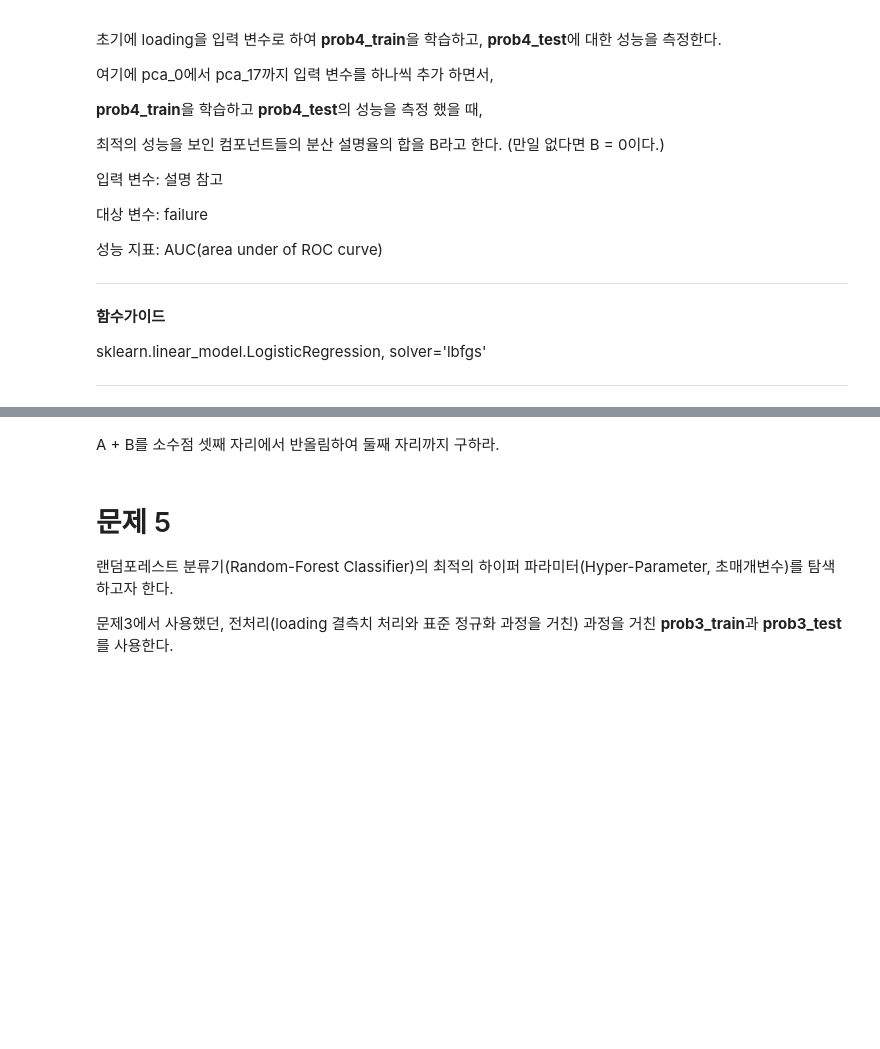
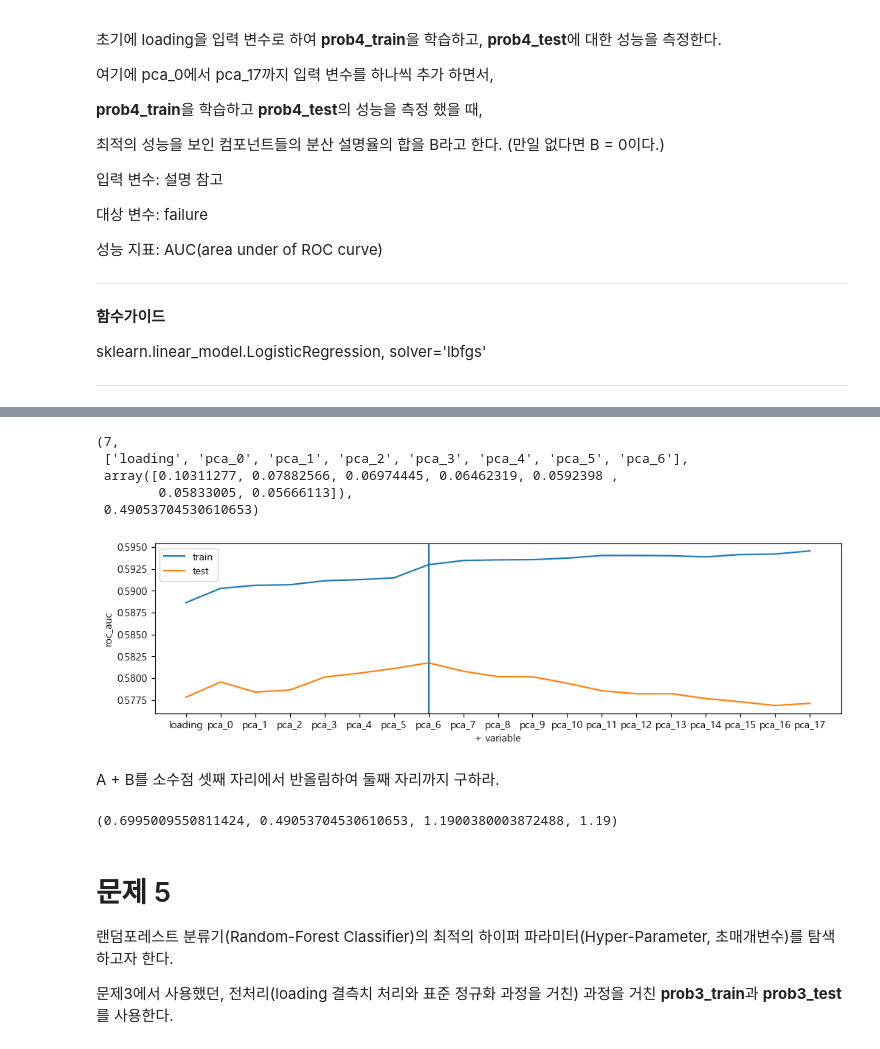
Before and after one commit to sunkusun9/DS_lv3_2611, a Jupyter notebook: sec_ds_lv3_prob1_prob.ipynb, the cells around one changed output, grey strips where cells are left out. Drawn from its saved outputs; the diff is of its cells as text; code cells hidden in the pictures; blank space fills up the shorter version.

```diff
--- a/sec_ds_lv3_prob1_prob.ipynb
+++ b/sec_ds_lv3_prob1_prob.ipynb
@@ -1601,3 +1645,16 @@ df_prob4_test.iloc[:5, -15:]
+# %%
+# 참고 pca.inverse_transform를 통해 PCA의 역변환을 할 수 있습니다. 이를 통해 원래 변수로 변환할 수 있습니다.
+# 복원하면 차원축소 과정에서 제외된 성분이지닌 변동성을 잃어버리게 됩니다.
+total_var = df_prob4_train[X_4].var().sum()
+print("Var: {}".format(total_var))
+for i in range(18, 0, -1):
+    pca_exp = PCA(n_components=i, random_state=123)
+    pca_exp.fit(df_prob3_train[X_4])
+    X_tr = pca_exp.transform(df_prob4_train[X_4])
+    print(
+        i, total_var - pca_exp.explained_variance_.sum(),
+        (pca_exp.inverse_transform(X_tr) - df_prob4_train[X_4]).var().sum()
+    )
 # %% [markdown]
 ## 단계 4-3
 
@@ -1621,3 +1678,21 @@ df_prob4_test.iloc[:5, -15:]
 sklearn.linear_model.LogisticRegression, solver='lbfgs'
 
 ---
+# %%
+from sklearn.linear_model import LogisticRegression
+
+X_lr = list()
+X_lr_hist = list()
+clf_lr = LogisticRegression(solver='lbfgs')
+auc_test, auc_train = list(), list()
+for i in ['loading'] + X_comp:
+    X_lr.append(i)
+    X_lr_hist.append(X_lr.copy())
+    clf_lr.fit(df_prob4_train[X_lr], df_prob4_train['failure'])
+    auc_test.append(
+        roc_auc_score(df_prob4_test['failure'], clf_lr.predict_proba(df_prob4_test[X_lr])[:, 1])
+    )
+    auc_train.append(
+        roc_auc_score(df_prob4_train['failure'], clf_lr.predict_proba(df_prob4_train[X_lr])[:, 1])
+    )
+    print(i, auc_test[-1], auc_train[-1])
@@ -1624,5 +1719,31 @@ sklearn.linear_model.LogisticRegression, solver='lbfgs'
+# %%
+# 최적의 성능을 보인 컴포넌트들의 분산 설명율의 합을 B라고 한다.
+n_comp = np.argmax(auc_test)
+B = pca.explained_variance_ratio_[:n_comp].sum()
+n_comp, X_lr_hist[n_comp], pca.explained_variance_ratio_[:n_comp], B
+# %% [output]
+(7,
+ ['loading', 'pca_0', 'pca_1', 'pca_2', 'pca_3', 'pca_4', 'pca_5', 'pca_6'],
+ array([0.10311277, 0.07882566, 0.06974445, 0.06462319, 0.0592398 ,
+        0.05833005, 0.05666113]),
+ 0.49053704530610653)
+# %%
+# 전진 선택 단계에 따른 train / test의 성능 변화를 보입니다.
+plt.figure(figsize=(12, 3))
+sns.lineplot(x = ['loading'] + ['pca_{}'.format(i) for i in range(18)], y = auc_train, label='train')
+sns.lineplot(x = ['loading'] + ['pca_{}'.format(i) for i in range(18)], y = auc_test, label='test')
+plt.axvline(np.argmax(auc_test))
+plt.gca().set_xlabel('+ variable')
+plt.gca().set_ylabel('roc_auc')
+plt.show()
+# %% [output]
+[figure, added]
 # %% [markdown]
 A + B를 소수점 셋째 자리에서 반올림하여 둘째 자리까지 구하라.
+# %%
+A, B, A + B, round(A + B, 2)
+# %% [output]
+(0.6995009550811424, 0.49053704530610653, 1.1900380003872488, 1.19)
 # %% [markdown]
 # 문제 5
 
```
Also changed, not shown: parts of 72 cells of this notebook.
